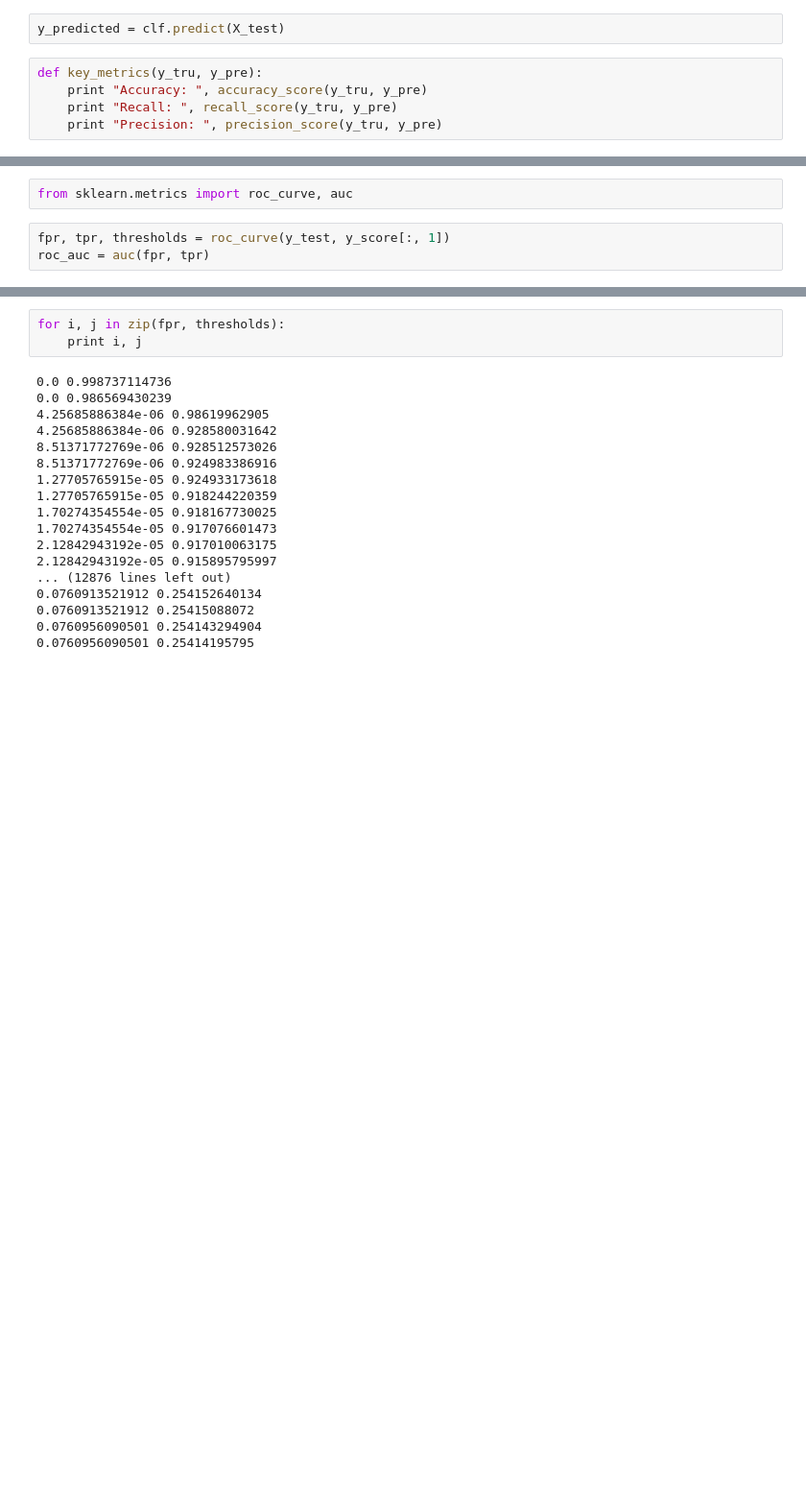
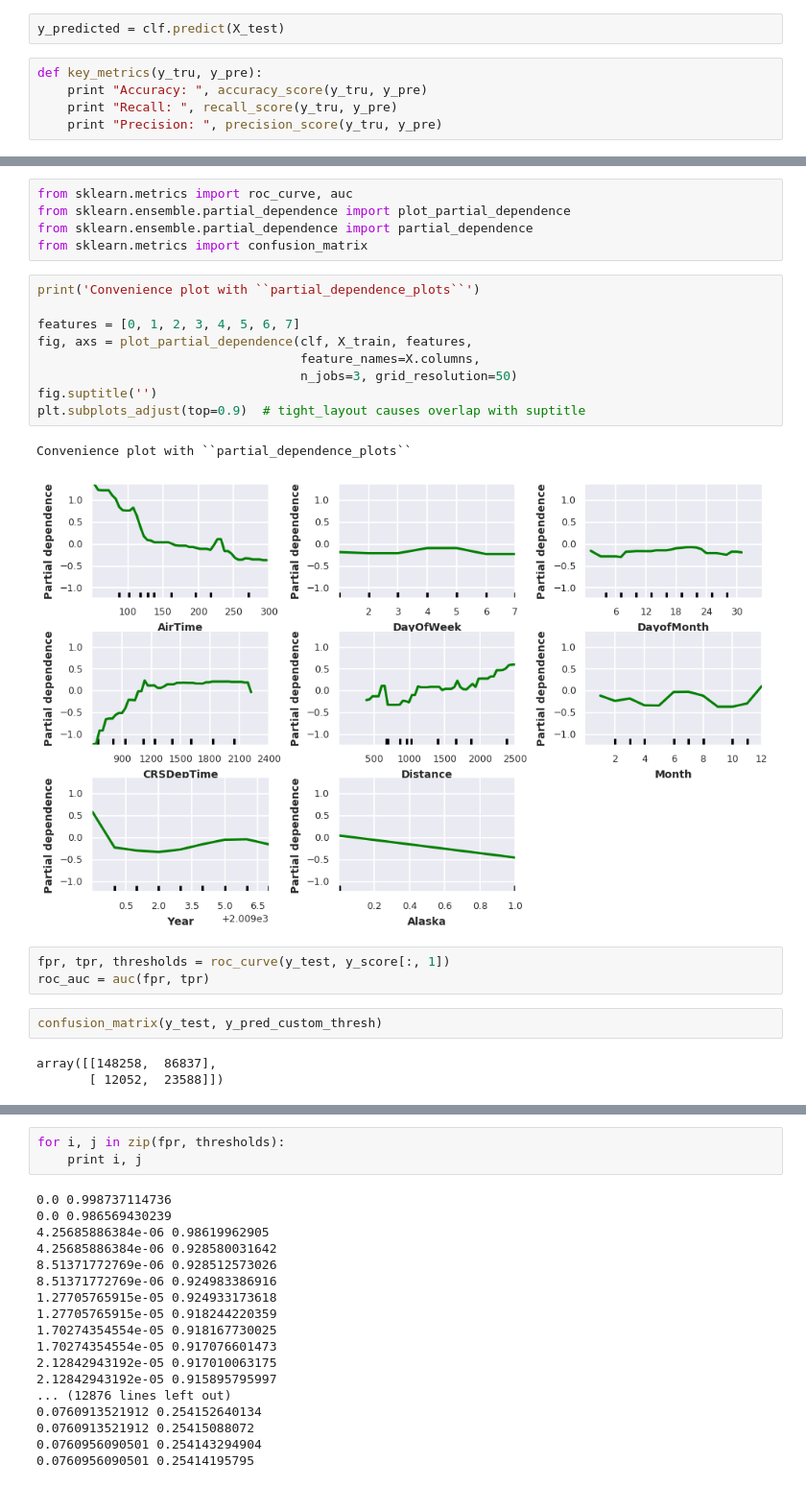
Before and after one commit to corbfost/flightdelaypredictor, a Jupyter notebook: eda/RandomFrst_and_Regressor.ipynb, the cells around one changed output, grey strips where cells are left out. Shown at 96% size. Saved outputs shown, nothing was run; the diff lists cells and outputs as text; blank space fills up the shorter version.

```diff
--- a/eda/RandomFrst_and_Regressor.ipynb
+++ b/eda/RandomFrst_and_Regressor.ipynb
@@ -369,5 +412,25 @@ Precision:  0.757958801498
-# %%
-from sklearn.metrics import roc_curve, auc
+# %%
+from sklearn.metrics import roc_curve, auc
+from sklearn.ensemble.partial_dependence import plot_partial_dependence
+from sklearn.ensemble.partial_dependence import partial_dependence
+from sklearn.metrics import confusion_matrix
+# %%
+print('Convenience plot with ``partial_dependence_plots``')
+
+features = [0, 1, 2, 3, 4, 5, 6, 7]
+fig, axs = plot_partial_dependence(clf, X_train, features,
+                                   feature_names=X.columns,
+                                   n_jobs=3, grid_resolution=50)
+fig.suptitle('')
+plt.subplots_adjust(top=0.9)  # tight_layout causes overlap with suptitle
+# %% [output]
+Convenience plot with ``partial_dependence_plots``
+[figure, added]
 # %%
 fpr, tpr, thresholds = roc_curve(y_test, y_score[:, 1])
 roc_auc = auc(fpr, tpr)
+# %%
+confusion_matrix(y_test, y_pred_custom_thresh)
+# %% [output]
+array([[148258,  86837],
+       [ 12052,  23588]])
```
Also changed, not shown: parts of 42 cells of this notebook, 6 other files.
